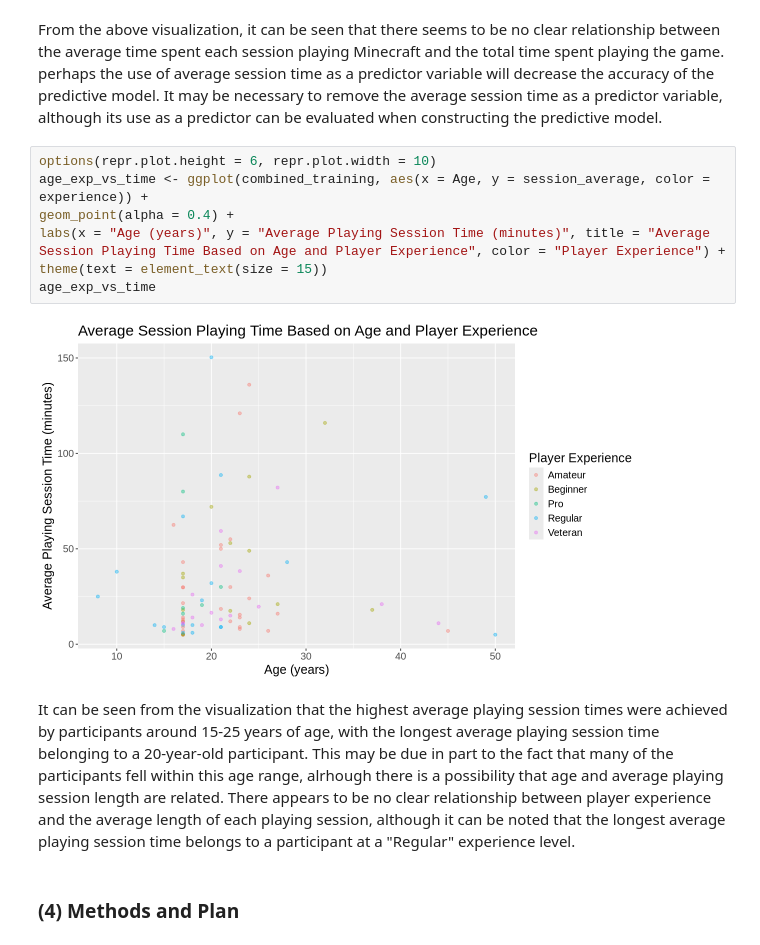
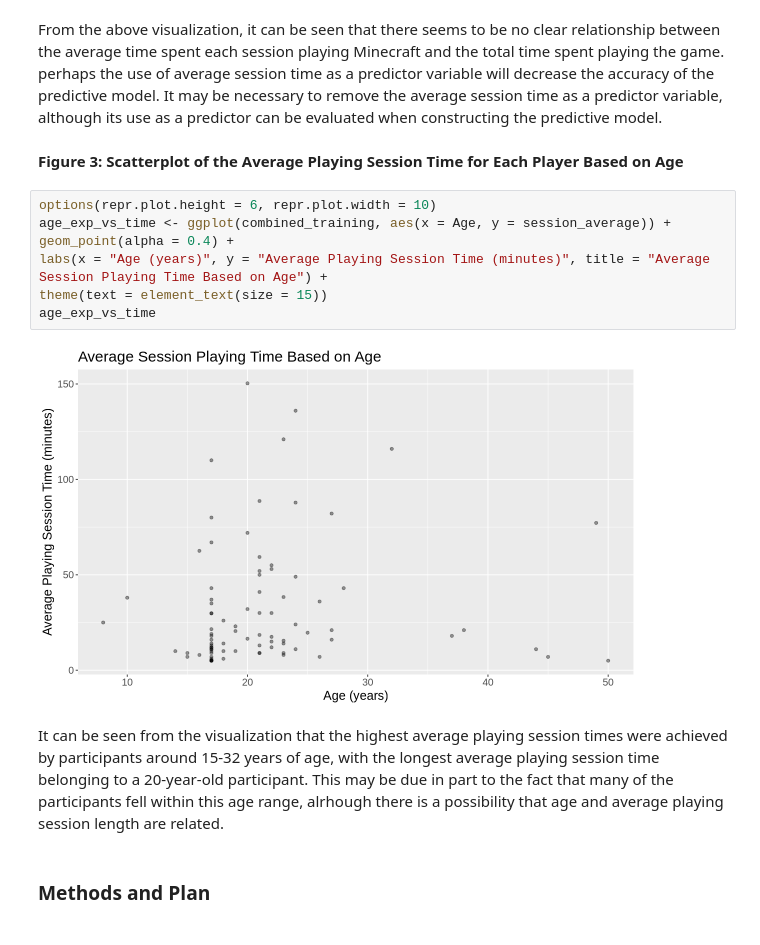
Before and after one commit to lilael-sakhawy/dsci_100_individual_project_planning_stage, a Jupyter notebook: finalproject.ipynb, the cells around one changed output. Saved outputs shown, nothing was run; the diff lists cells and outputs as text.

```diff
--- a/finalproject.ipynb
+++ b/finalproject.ipynb
@@ -326,16 +299,18 @@ avg_session_vs_total
 # %% [markdown]
 From the above visualization, it can be seen that there seems to be no clear relationship between the average time spent each session playing Minecraft and the total time spent playing the game. perhaps the use of average session time as a predictor variable will decrease the accuracy of the predictive model. It may be necessary to remove the average session time as a predictor variable, although its use as a predictor can be evaluated when constructing the predictive model.
+# %% [markdown]
+**Figure 3: Scatterplot of the Average Playing Session Time for Each Player Based on Age**
 # %%
 options(repr.plot.height = 6, repr.plot.width = 10)
-age_exp_vs_time <- ggplot(combined_training, aes(x = Age, y = session_average, color = experience)) +
+age_exp_vs_time <- ggplot(combined_training, aes(x = Age, y = session_average)) +
 geom_point(alpha = 0.4) +
-labs(x = "Age (years)", y = "Average Playing Session Time (minutes)", title = "Average Session Playing Time Based on Age and Player Experience", color = "Player Experience") +
+labs(x = "Age (years)", y = "Average Playing Session Time (minutes)", title = "Average Session Playing Time Based on Age") +
 theme(text = element_text(size = 15))
 age_exp_vs_time
 # %% [output]
-[figure, old version]
+[figure, new version]
 # %% [markdown]
-It can be seen from the visualization that the highest average playing session times were achieved by participants around 15-25 years of age, with the longest average playing session time belonging to a 20-year-old participant. This may be due in part to the fact that many of the participants fell within this age range, alrhough there is a possibility that age and average playing session length are related. There appears to be no clear relationship between player experience and the average length of each playing session, although it can be noted that the longest average playing session time belongs to a participant at a "Regular" experience level.
+It can be seen from the visualization that the highest average playing session times were achieved by participants around 15-32 years of age, with the longest average playing session time belonging to a 20-year-old participant. This may be due in part to the fact that many of the participants fell within this age range, alrhough there is a possibility that age and average playing session length are related.
 # %% [markdown]
-<h3>(4) Methods and Plan</h3>
+<h3> Methods and Plan </h3>
 # %% [markdown]
```
Also changed, not shown: parts of 22 cells of this notebook.
